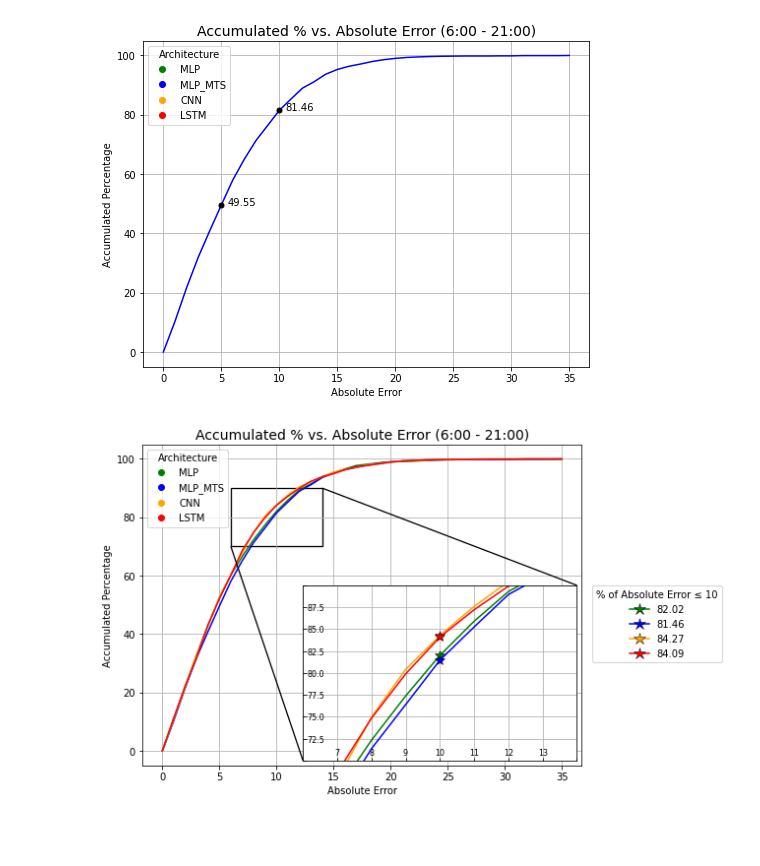
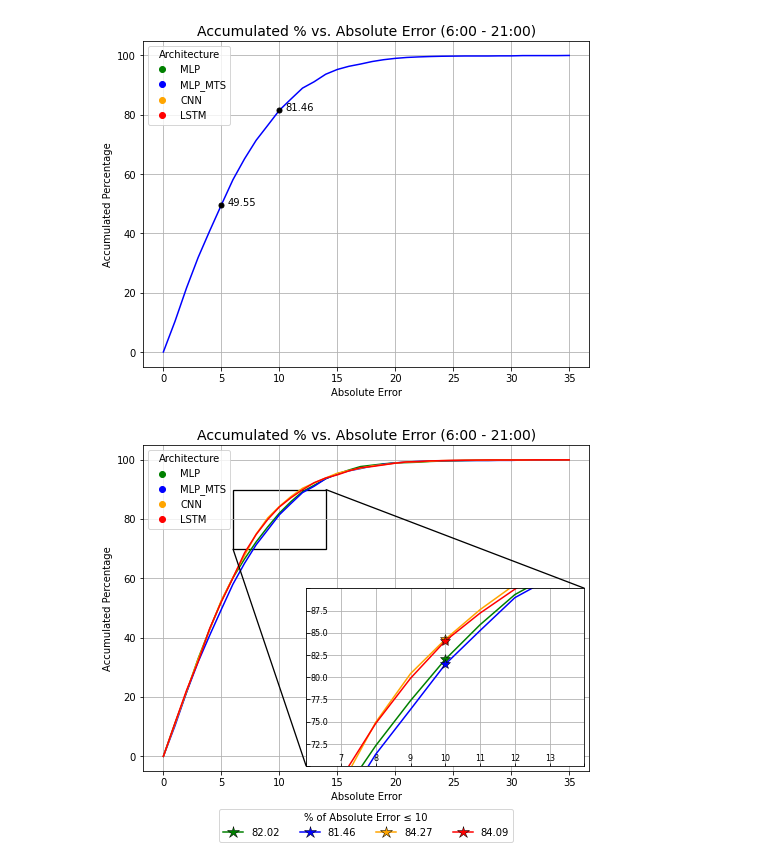
Before and after one commit to albertopmp/TFG, a Jupyter notebook: src/TrafficFlow.ipynb, the cells around one changed output. Cells and saved outputs as stored; diff of their text form; code cells hidden in the pictures; blank space fills up the shorter version.

```diff
--- a/src/TrafficFlow.ipynb
+++ b/src/TrafficFlow.ipynb
@@ -3224,37 +3224,43 @@ for c_line, ys in graphs_dict.items():
     star_handles.append(star)
 
 # Añado la leyenda con las estrellas y la de Architecture
-ax.legend(handles=star_handles, title="% of Absolute Error ≤ 10", bbox_to_anchor=(1.33, 0.575), markerscale=1.2)
+# Derecha) ax.legend(handles=star_handles, title="% of Absolute Error ≤ 10", bbox_to_anchor=(1.33, 0.575), markerscale=1.2)
+# Centrado Grande) ax.legend(handles=star_handles, title="% of Absolute Error ≤ 10", ncol=4, bbox_to_anchor=(0.015, -0.3), loc='lower left', fontsize=13.5, markerscale=1.2)
+# Centrado Elegante 1 y 4)
+ax.legend(handles=star_handles, title="% of Absolute Error ≤ 10", ncol=4, bbox_to_anchor=(0.84, -0.1), markerscale=1.2)
+# Centrado Elegante 2 y 3)
+#ax.legend(handles=star_handles, title="% of Absolute Error ≤ 10", ncol=4, bbox_to_anchor=(0.67, -0.1), markerscale=1.2)
+
 ax.add_artist(l1)
 
 # Límite del zoomed canvas
 x1, x2, y1, y2 = 6, 14, 70, 90
 axins.set_xlim(x1, x2)
 axins.set_ylim(y1, y2)
 
 # Rango en el eje y para el zoomed canvas
 step = 2.5
 axins.yaxis.set_ticks(np.arange(y1, y2+step, step))
 
 # Poner los número dentro del zoomed canvas
 axins.tick_params(axis="x", direction="in", pad=-12, labelsize=8)
 axins.tick_params(axis="y", direction="in", pad=-22, labelsize=8)
 
 # Ocultar el primer y útlimo número en el eje x e y
 xticks = axins.xaxis.get_major_ticks()
 xticks[0].label1.set_visible(False)
 xticks[-1].label1.set_visible(False)
 
 yticks = axins.yaxis.get_major_ticks()
 yticks[0].label1.set_visible(False)
 yticks[-1].label1.set_visible(False)
 
 # Grid
 axins.grid()
 
 # Cuadrado sobre el plot original
 mark_inset(ax, axins, loc1=1, loc2=3, ec='black', lw=1.3)
 
 plt.savefig('../img/zoom_E4.pdf', bbox_inches='tight', transparent=False, dpi=300)
 # %% [output]
-[figure, old version]
+[figure, new version]
```
Also changed, not shown: 1 other file.
